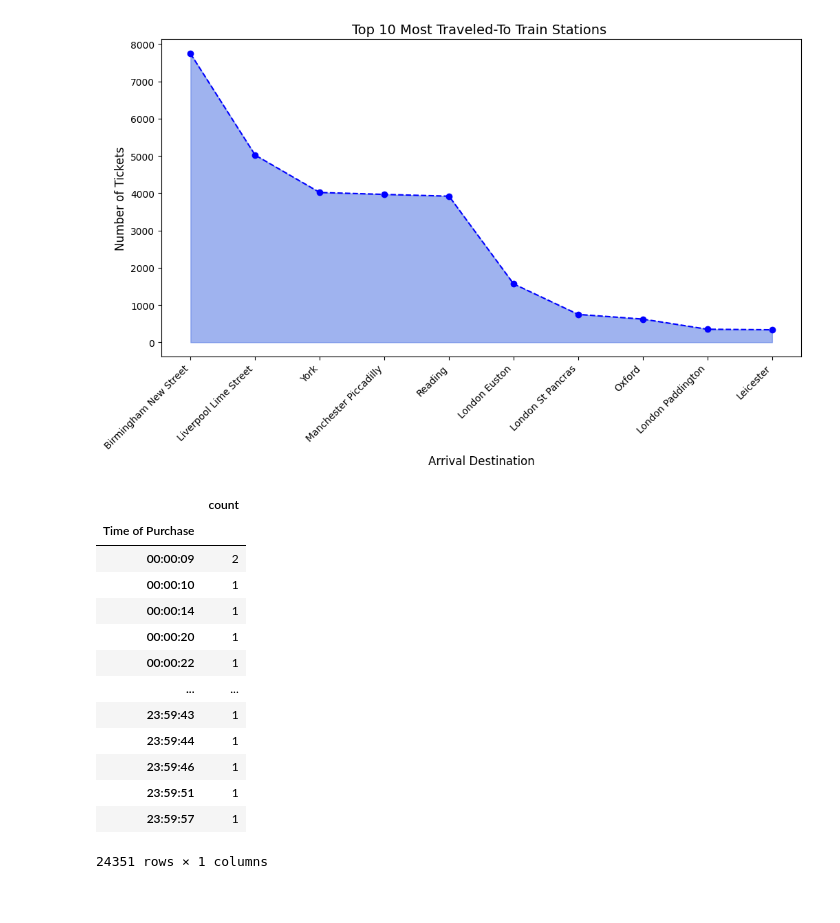
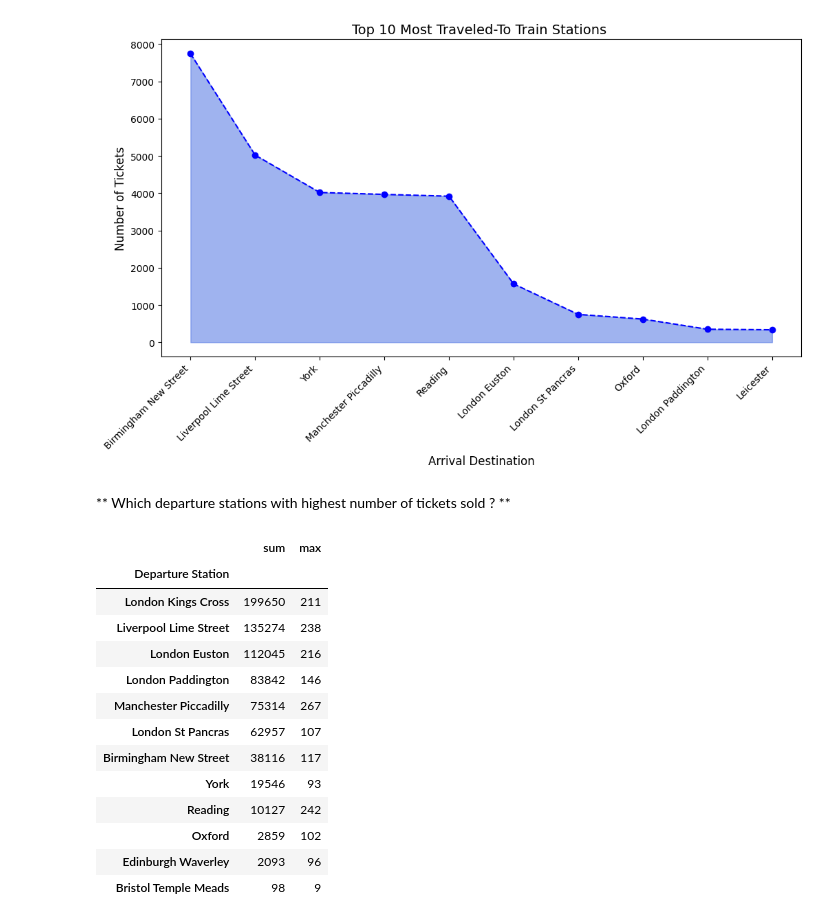
Before and after one commit to ahmedrawag/UK-TRAINS-PROJECT, a Jupyter notebook: uk_train.ipynb, the cells around one changed output. Saved outputs shown, nothing was run; the diff lists cells and outputs as text; code cells hidden in the pictures.

```diff
--- a/uk_train.ipynb
+++ b/uk_train.ipynb
@@ -267,22 +241,22 @@ plt.title("Top 10 Most Traveled-To Train Stations ", fontsize=14)
 plt.show()
 # %% [output]
 [figure]
+# %% [markdown]
+**  Which departure stations with highest number of tickets sold ? **
 # %%
-df.groupby("Departure Station").Price.aggregate(['sum','max'])
+df.groupby("Departure Station").Price.aggregate(['sum','max']).sort_values(by='sum', ascending=False)
+# %% [output]
+|  | sum | max |
+| Departure Station |  |  |
+| London Kings Cross | 199650 | 211 |
+| Liverpool Lime Street | 135274 | 238 |
+| London Euston | 112045 | 216 |
+| London Paddington | 83842 | 146 |
+| Manchester Piccadilly | 75314 | 267 |
+| London St Pancras | 62957 | 107 |
+| Birmingham New Street | 38116 | 117 |
+| York | 19546 | 93 |
+| Reading | 10127 | 242 |
+| Oxford | 2859 | 102 |
+| Edinburgh Waverley | 2093 | 96 |
+| Bristol Temple Meads | 98 | 9 |
-# %%
-df.groupby("Time of Purchase").Price.aggregate(['count'])
-# %% [output]
-|  | count |
-| Time of Purchase |  |
-| 00:00:09 | 2 |
-| 00:00:10 | 1 |
-| 00:00:14 | 1 |
-| 00:00:20 | 1 |
-| 00:00:22 | 1 |
-| ... | ... |
-| 23:59:43 | 1 |
-| 23:59:44 | 1 |
-| 23:59:46 | 1 |
-| 23:59:51 | 1 |
-| 23:59:57 | 1 |
-24351 rows × 1 columns
```
Also changed, not shown: parts of 13 cells of this notebook.
